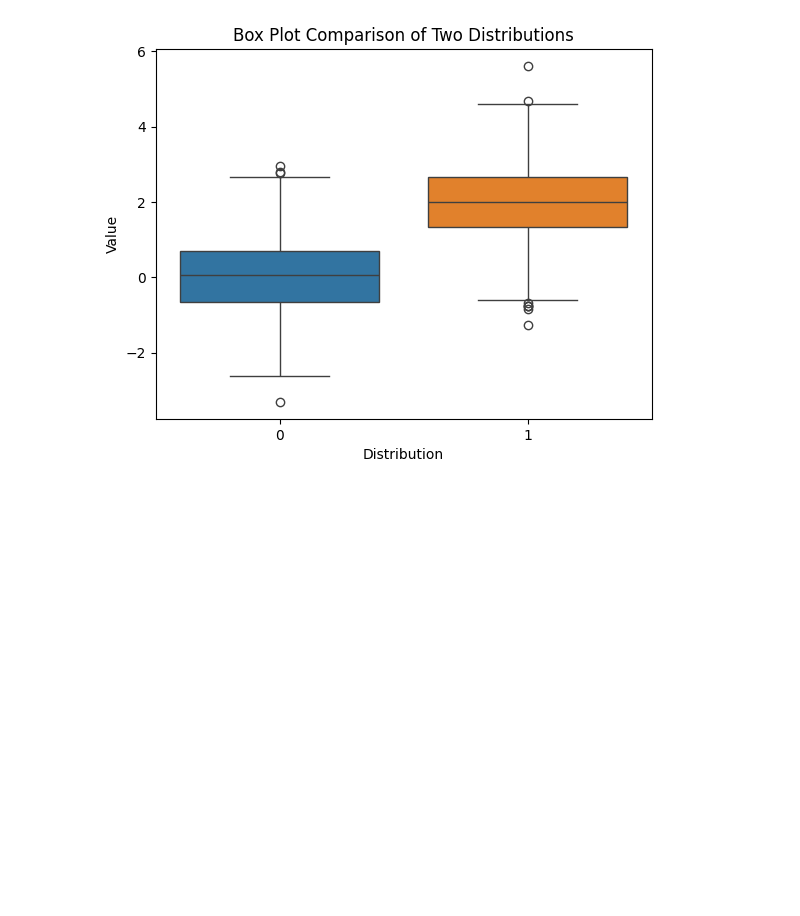
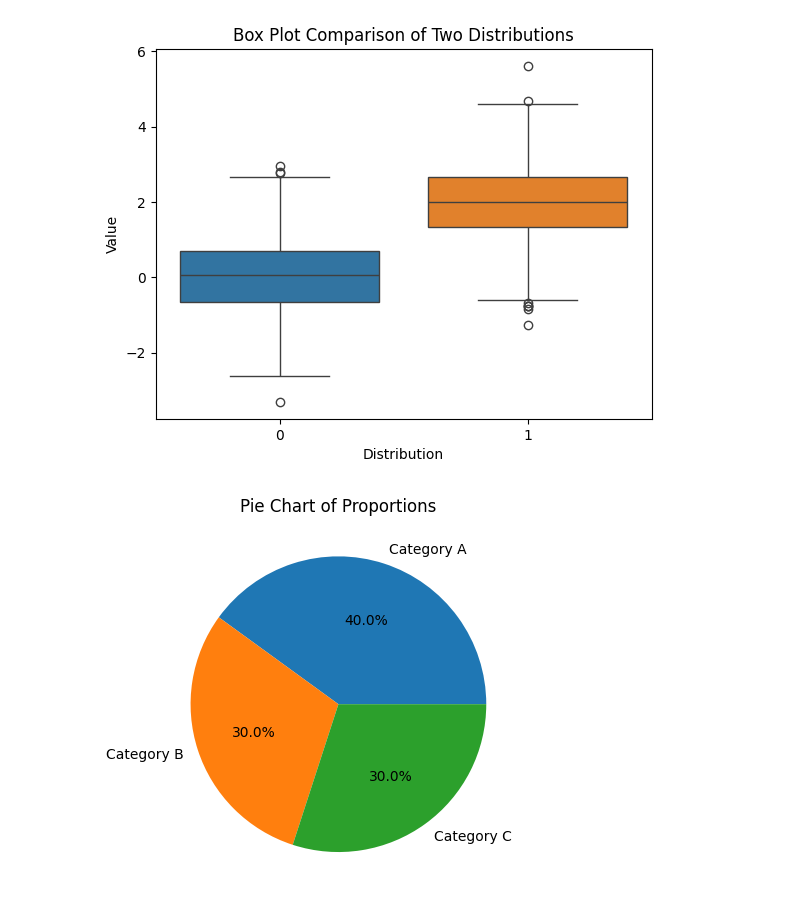
Before and after one commit to Nohan28/aiml, a Jupyter notebook: nohan23CS028.ipynb, the cells around one changed output. Drawn from its saved outputs; the diff is of its cells as text; code cells hidden in the pictures; blank space fills up the shorter version.

```diff
--- a/nohan23CS028.ipynb
+++ b/nohan23CS028.ipynb
@@ -733,3 +733,17 @@ plt.title('Box Plot Comparison of Two Distributions')
 plt.show()
 # %% [output]
 [figure]
+# %%
+import matplotlib.pyplot as plt
+
+categories = ['Category A', 'Category B', 'Category C']
+proportions = [0.4, 0.3, 0.3]
+
+plt.pie(proportions, labels=categories, autopct='%1.1f%%')
+
+
+plt.title('Pie Chart of Proportions')
+
+plt.show()
+# %% [output]
+[figure, added]
```
Also changed, not shown: parts of 2 cells of this notebook.
